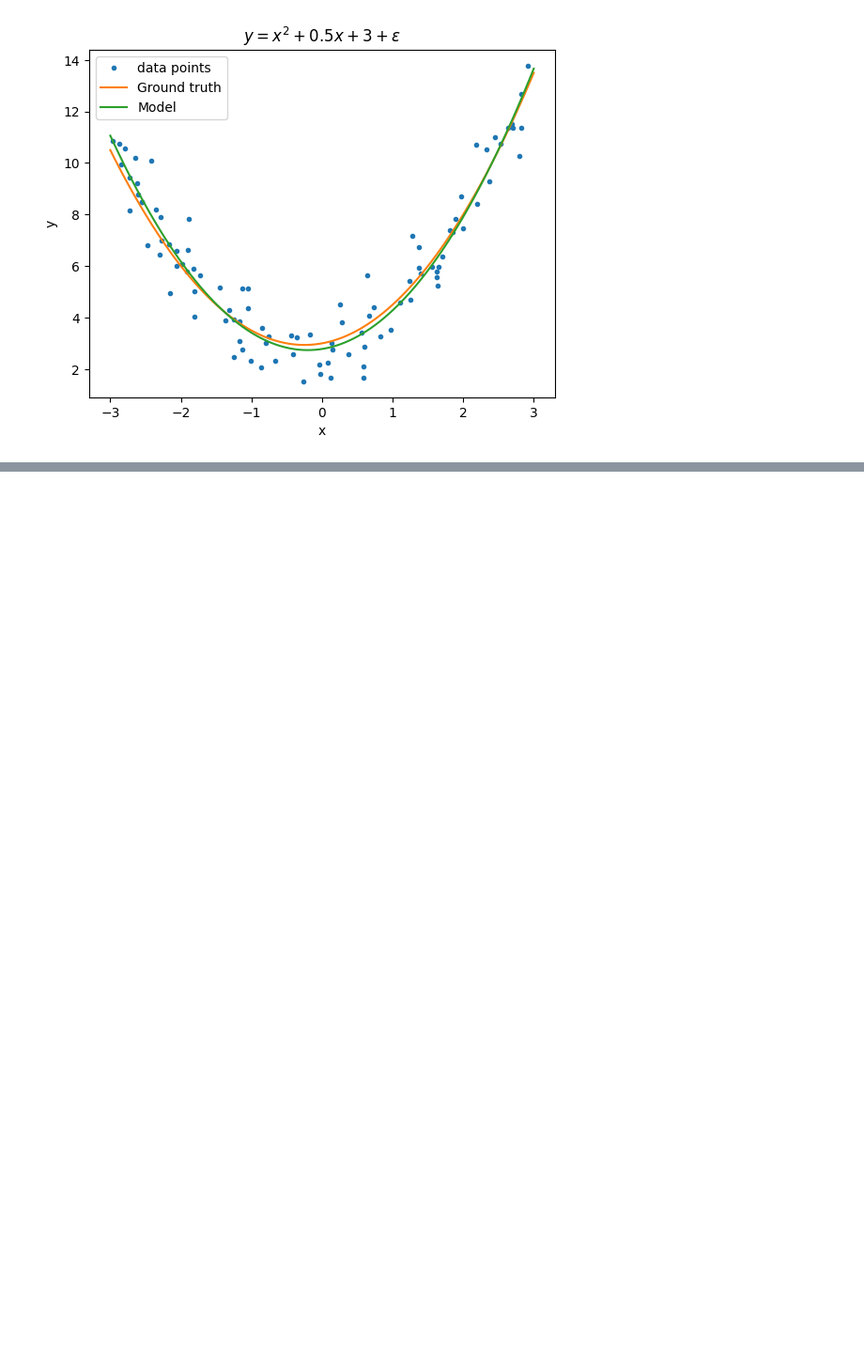
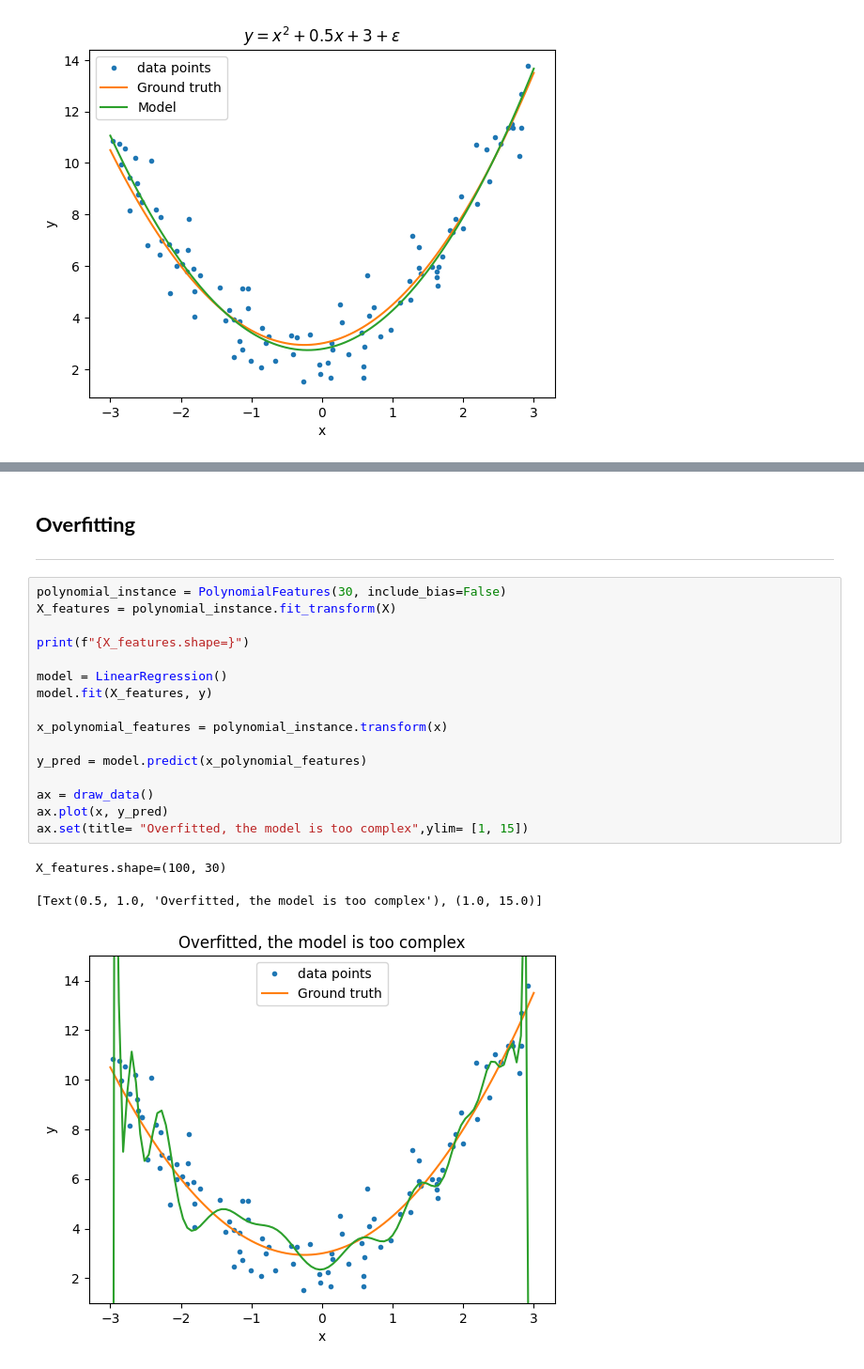
Before and after one commit to Canesp/Machine-learning-Philip-de-Canesie, a Jupyter notebook: Code-along/LEc-04.ipynb, the cells around one changed output, grey strips where cells are left out. Shown: that part at 94% size. Cells and saved outputs as stored; diff of their text form; blank space fills up the shorter version.

```diff
--- a/Code-along/LEc-04.ipynb
+++ b/Code-along/LEc-04.ipynb
@@ -79,0 +94,24 @@ ax.legend()
+# %% [markdown]
+## **Overfitting**
+
+---
+# %%
+polynomial_instance = PolynomialFeatures(30, include_bias=False)
+X_features = polynomial_instance.fit_transform(X)
+
+print(f"{X_features.shape=}")
+
+model = LinearRegression()
+model.fit(X_features, y)
+
+x_polynomial_features = polynomial_instance.transform(x)
+
+y_pred = model.predict(x_polynomial_features)
+
+ax = draw_data()
+ax.plot(x, y_pred)
+ax.set(title= "Overfitted, the model is too complex",ylim= [1, 15])
+# %% [output]
+X_features.shape=(100, 30)
+[Text(0.5, 1.0, 'Overfitted, the model is too complex'), (1.0, 15.0)]
+[figure, added]
```
Also changed, not shown: parts of 10 cells of this notebook, 1 other file.
